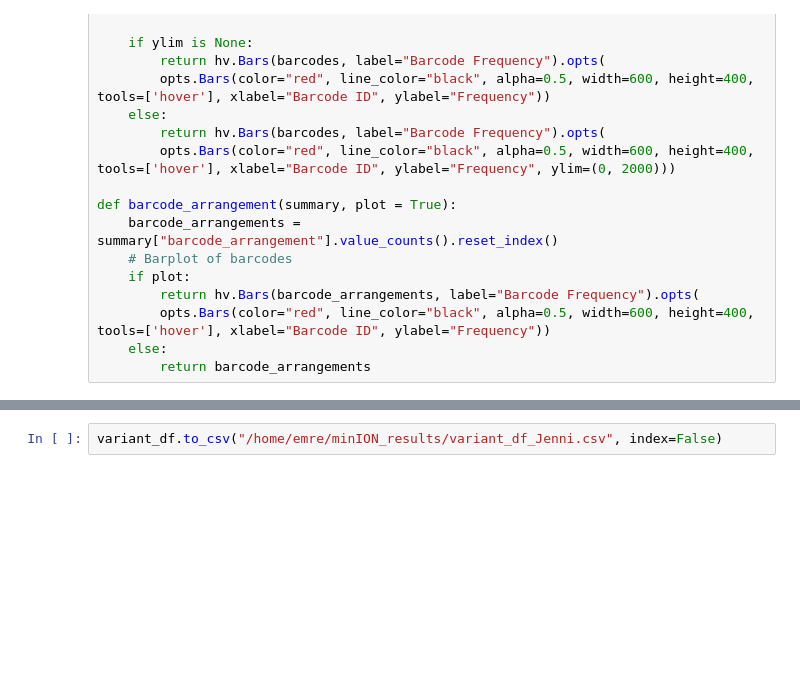
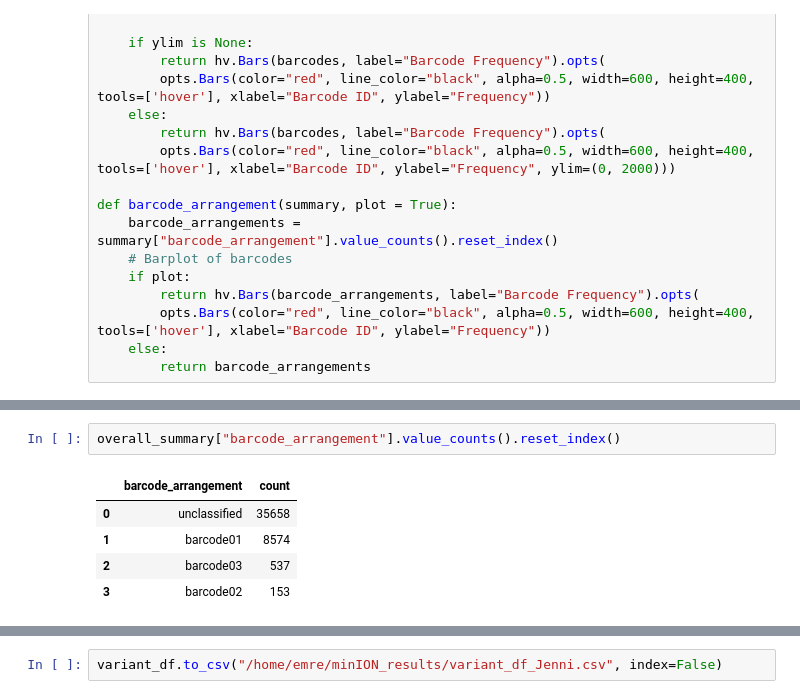
Before and after one commit to fhalab/LevSeq, a Jupyter notebook: examples/summary_inspector.ipynb, the cells around one changed output, grey strips where cells are left out. Saved outputs shown, nothing was run; the diff lists cells and outputs as text; blank space fills up the shorter version.

```diff
--- a/examples/summary_inspector.ipynb
+++ b/examples/summary_inspector.ipynb
@@ -41,0 +83,8 @@ def barcode_arrangement(summary, plot = True):
+# %%
+overall_summary["barcode_arrangement"].value_counts().reset_index()
+# %% [output]
+|  | barcode_arrangement | count |
+| 0 | unclassified | 35658 |
+| 1 | barcode01 | 8574 |
+| 2 | barcode03 | 537 |
+| 3 | barcode02 | 153 |
```
Also changed, not shown: parts of 16 cells of this notebook, 4 other files.
